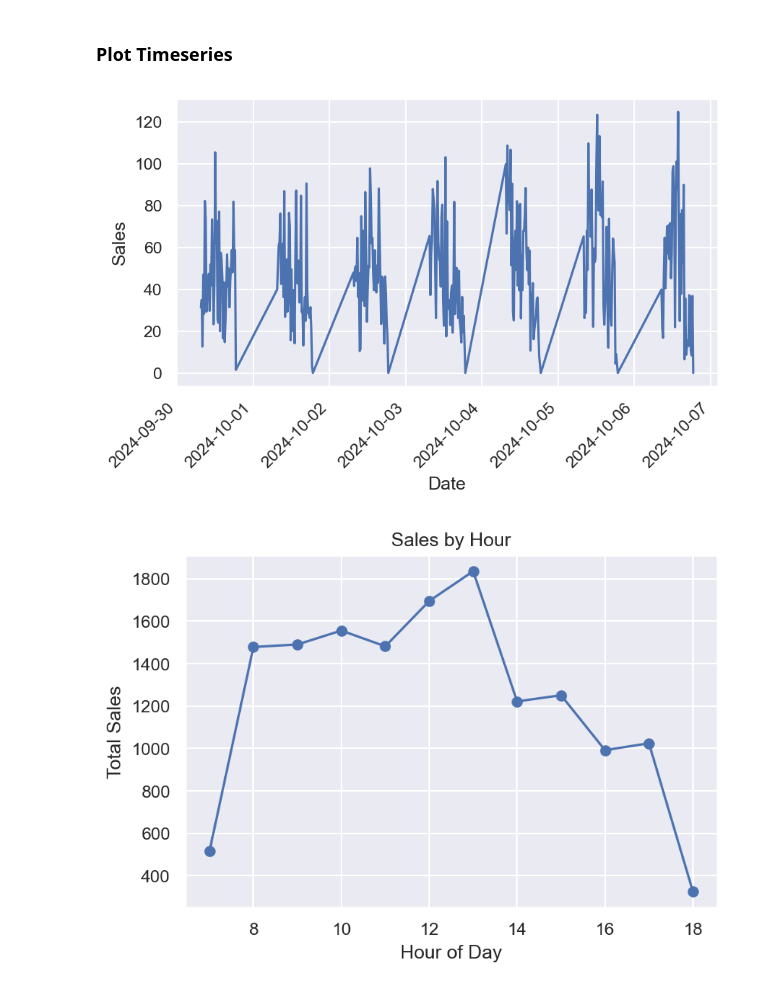
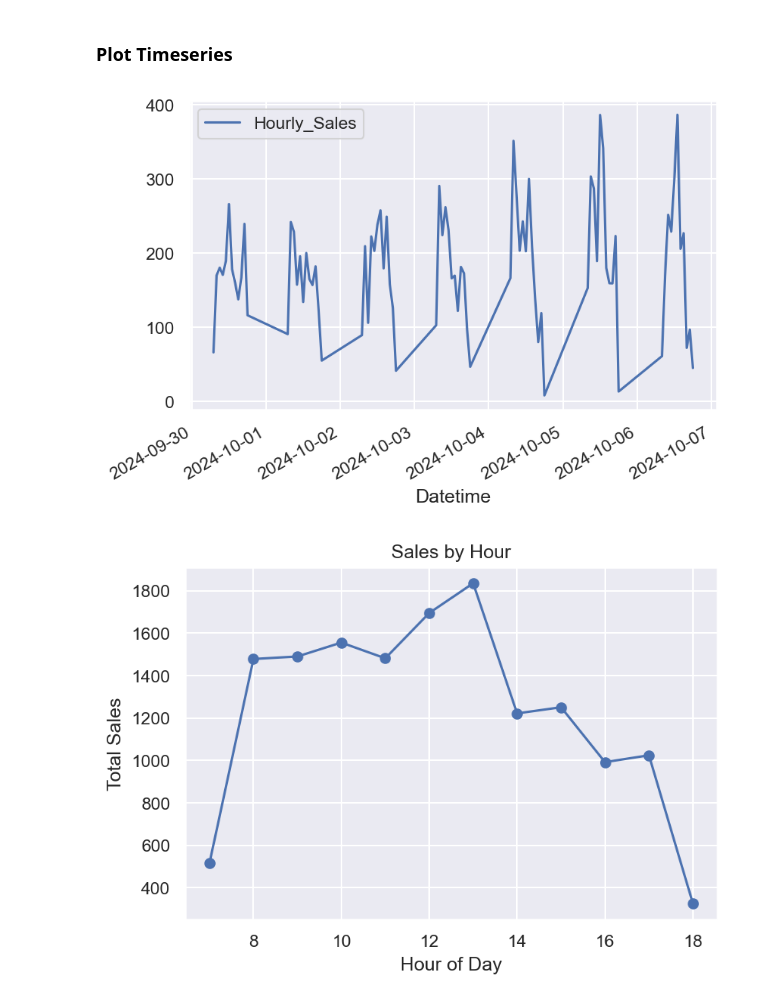
Before and after one commit to Tatiane-Helena/Tatiane-Helena-portfolio, a Jupyter notebook: Project3_Salesanalysis/Retailcoffeeshop.ipynb, the cells around one changed output. Cells and saved outputs as stored; diff of their text form; code cells hidden in the pictures.

```diff
--- a/Project3_Salesanalysis/Retailcoffeeshop.ipynb
+++ b/Project3_Salesanalysis/Retailcoffeeshop.ipynb
@@ -351,2 +337,6 @@ Data columns (total 1 columns):
 dtypes: float64(1)
 memory usage: 4.8 KB
+# %%
+drop_na_strategy.sort_values(by=['Datetime'],inplace=True)
+
+drop_na_strategy.head()
@@ -352,0 +361,34 @@ memory usage: 4.8 KB
+# %%
+# Aggregate 15-minute sales into hourly totals for each day
+hourly_by_day = (
+    drop_na_strategy["Sales"]
+    .resample("1h")
+    .sum(min_count=1)
+    .dropna()
+    .to_frame("Hourly_Sales")
+)
+
+# Keep only the selected business hours
+hourly_by_day = hourly_by_day.between_time("07:00", "18:59")
+
+# Typical hourly performance across the week
+hourly_summary = (
+    hourly_by_day
+    .assign(Hour=hourly_by_day.index.hour)
+    .groupby("Hour")["Hourly_Sales"]
+    .agg(
+        Average_Sales="mean",
+        Median_Sales="median",
+        Total_Sales="sum",
+        Minimum_Sales="min",
+        Maximum_Sales="max",
+        Days_Observed="count"
+    )
+    .reset_index()
+)
+
+hourly_summary["Time"] = pd.to_datetime(
+    hourly_summary["Hour"], format="%H"
+).dt.strftime("%H:%M")
+
+hourly_summary
@@ -353,15 +498,8 @@ memory usage: 4.8 KB
 # %% [markdown]
 ### Plot Timeseries
-# %%
-ax = drop_na_strategy['Sales'].plot(linestyle='-')
-
-ax.set_xlabel("Date")
-ax.set_ylabel("Sales")
-plt.xticks(rotation=45)
-
-plt.tight_layout()
-plt.show()
-# %% [output]
-[figure, removed]
+# %%
+hourly_by_day.plot();
+# %% [output]
+[figure, added]
 # %%
 #Visualizing by hour
```
Also changed, not shown: parts of 42 cells of this notebook.
